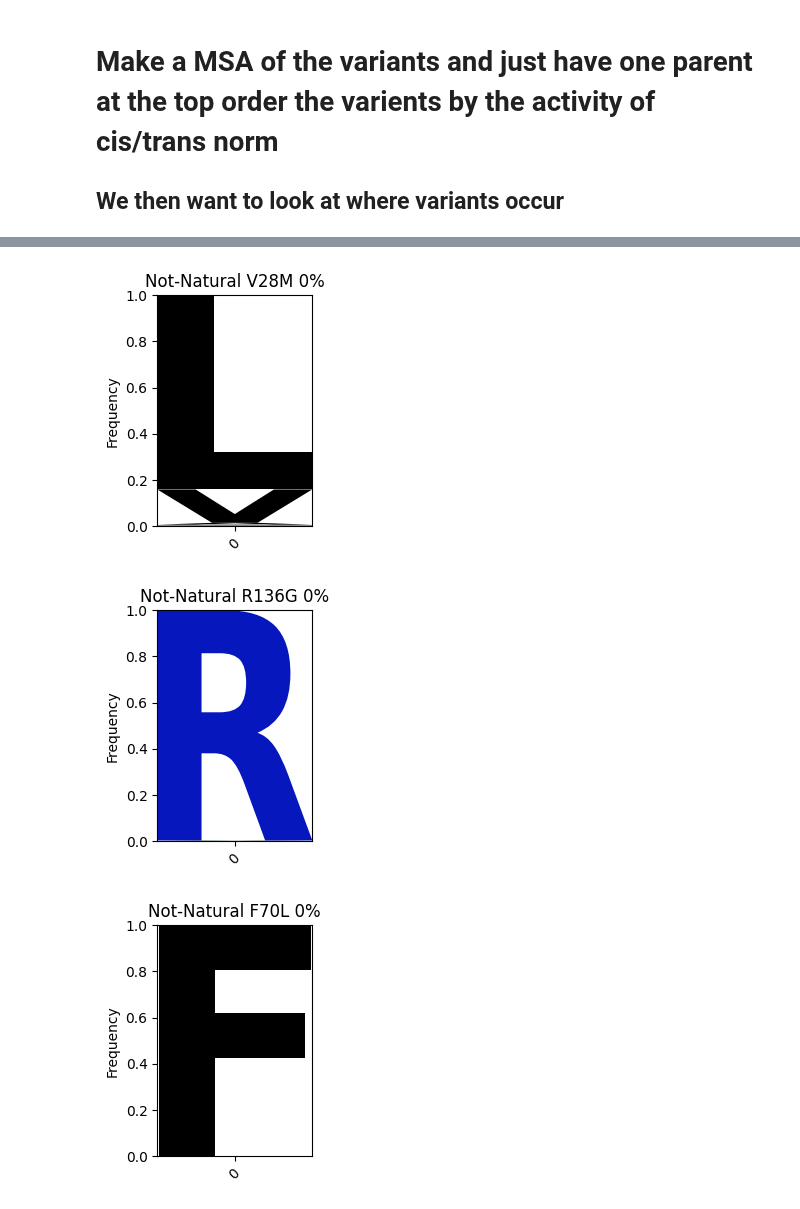
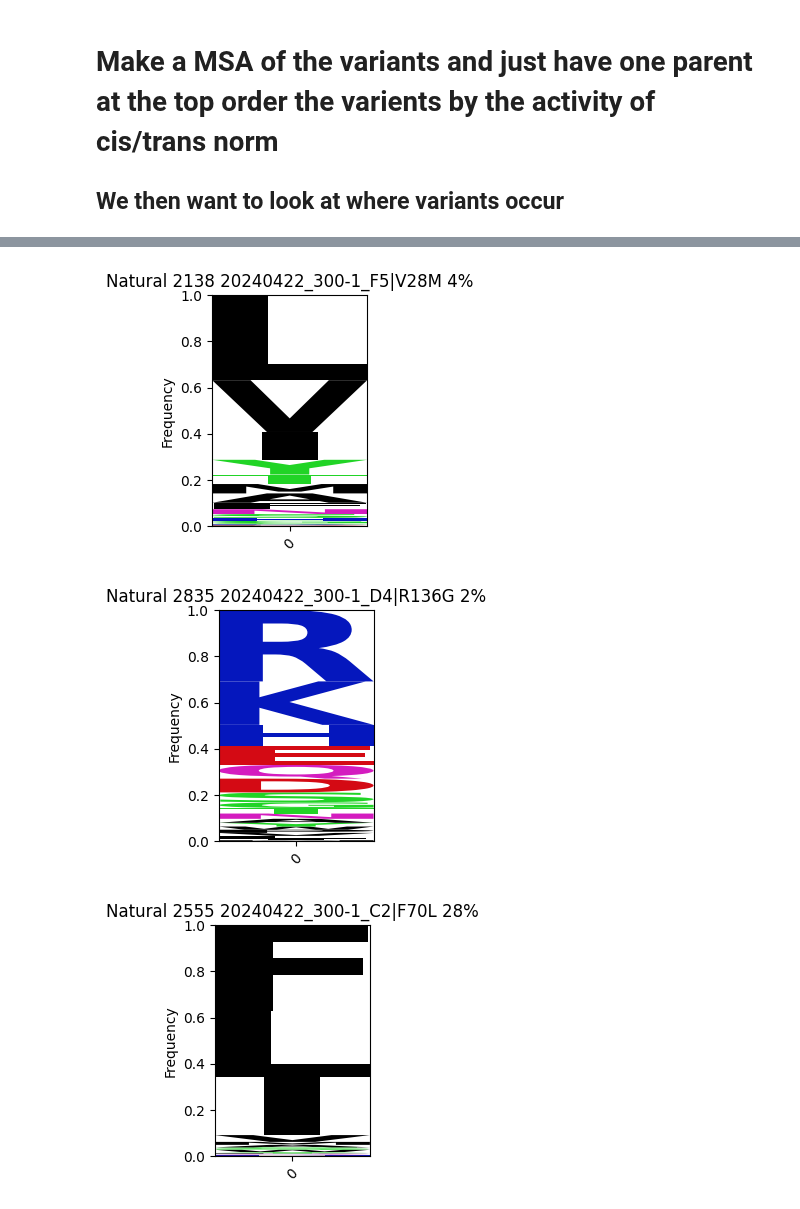
Before and after one commit to fhalab/LevSeq, a Jupyter notebook: manucript/notebooks/Ape AGW/Summary Stats.ipynb, the cells around one changed output, grey strips where cells are left out. Cells and saved outputs as stored; diff of their text form; code cells hidden in the pictures.

```diff
--- a/manucript/notebooks/Ape AGW/Summary Stats.ipynb
+++ b/manucript/notebooks/Ape AGW/Summary Stats.ipynb
@@ -391,6 +393,9 @@ top_cis
 # Make a MSA of the variants and just have one parent at the top order the varients by the activity of cis/trans norm
 
 ## We then want to look at where variants occur
+# %%
+seqs = []
+seq_ids = []
 # %%
 from Bio import AlignIO, SeqIO
 
@@ -426,7 +431,7 @@ for id, mutations, seq in top_cis[['id', 'Mutations', 'aa_variant']].values:
 
 for seq_record in SeqIO.parse(f'{data_dir}uniprot/uniprotkb_protoglobin_2024_05_11.fasta', "fasta"):
     seq_ids.append(seq_record.id)
-    seqs.append(str(record.seq.replace('-', '')))
+    seqs.append(str(seq_record.seq.replace('-', '')))
 
 for record in alignment:
     seq_ids.append(record.id)
@@ -515,34 +506,34 @@ for id, position_index in position_map.items():
         # Do a logo and make the title the ID
         aa_types = 'ACDEFGHIKLMNPQRSTVWY'  # Standard amino acids
 
         counts = {aa: 0 for aa in aa_types}
 
         for aa in amino_acids:
             if aa in counts:
                 counts[aa] += 1
 
         # Create a DataFrame for logomaker
         freq_data = pd.DataFrame([counts])
         # Check whether it is natural or not
         position_value = id.split("|")[1]
         new_aa = position_value[-1]
         position_label = ''
         if freq_data[new_aa].values[0] > 1:
             position_label = 'Natural'
         else:
             position_label = 'Not-Natural'
         freq_data = freq_data.divide(np.sum(freq_data.values))
         # Create logo from frequency data
         logo = logomaker.Logo(freq_data, ax=plt.gca())
 
         # Customize and show plot
         logo.style_xticks(anchor=0, spacing=1, rotation=45)
         logo.ax.set_ylabel("Frequency")
-        plt.title(f'{position_label} {id.split("|")[1]} {int(freq_data[new_aa].values[0]*100)}%')
+        plt.title(f'{position_label} {position_index} {id} {int(freq_data[new_aa].values[0]*100)}%')
         plt.show()
     except:
         print(id)
 # %% [output]
-[figure, old version]
+[figure, new version]
-[figure, old version]
+[figure, new version]
-[figure, old version]
+[figure, new version]
```
Also changed, not shown: parts of 7 cells of this notebook, 1 other file.
